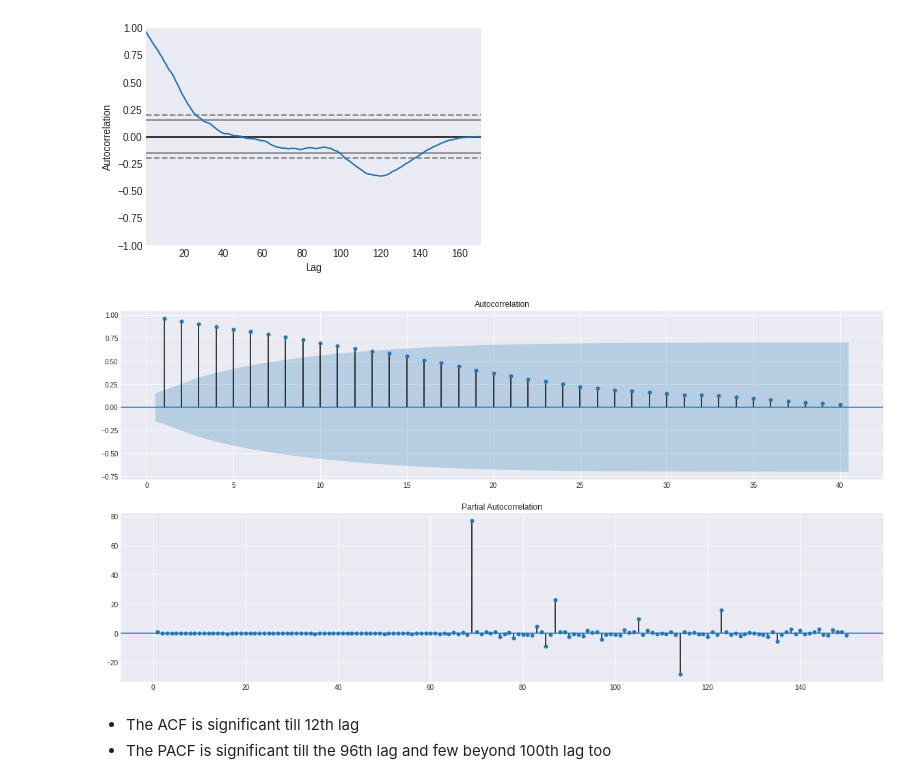
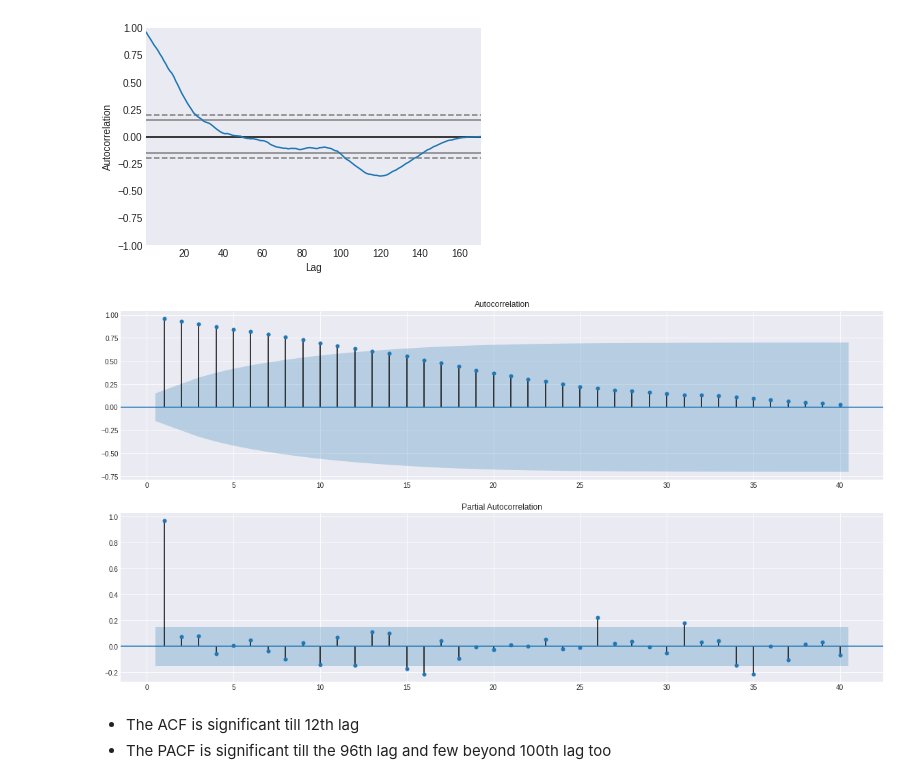
Before and after one commit to Tanulshn/Python-and-DS-work, a Jupyter notebook: End_to_End_TSA_Quantra_file.ipynb, the cells around one changed output. Cells and saved outputs as stored; diff of their text form; code cells hidden in the pictures.

```diff
--- a/End_to_End_TSA_Quantra_file.ipynb
+++ b/End_to_End_TSA_Quantra_file.ipynb
@@ -439,12 +396,12 @@ import statsmodels.graphics.tsaplots as sgt
 # %%
 fig = plt.figure(figsize=(20,10))
 ax1 = fig.add_subplot(211)
 fig = sgt.plot_acf(df['Value'],lags = 40, ax= ax1, zero= False)
 
 ax2 = fig.add_subplot(212)
-fig = sgt.plot_pacf(df['Value'],lags = 150, ax= ax2, zero= False)
+fig = sgt.plot_pacf(df['Value'],lags = 40, ax= ax2, zero= False)
 # %% [output]
-[figure, old version]
+[figure, new version]
 # %% [markdown]
 - The ACF is significant till 12th lag
 - The PACF is significant till the 96th lag and few beyond 100th lag too
```
Also changed, not shown: parts of 35 cells of this notebook.
